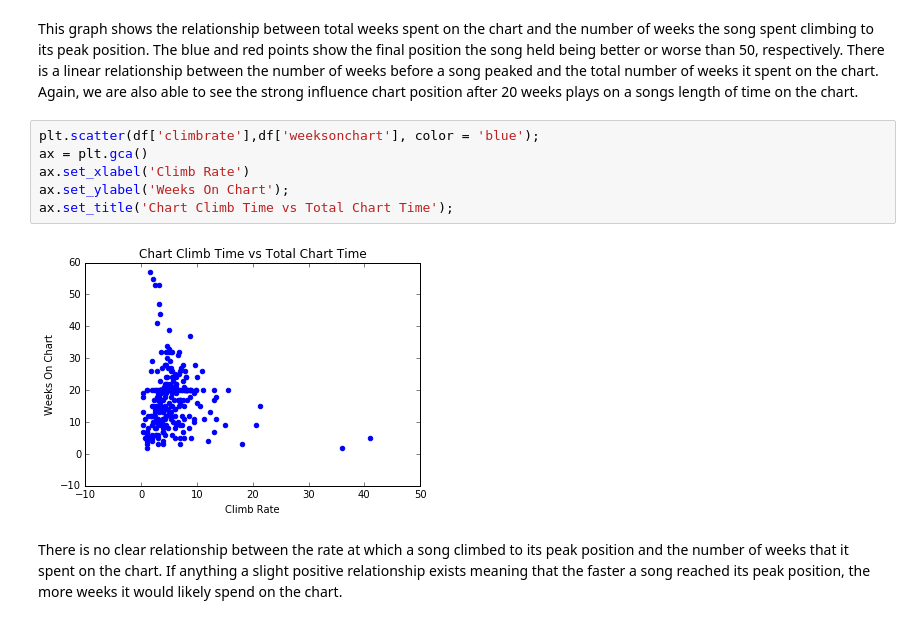
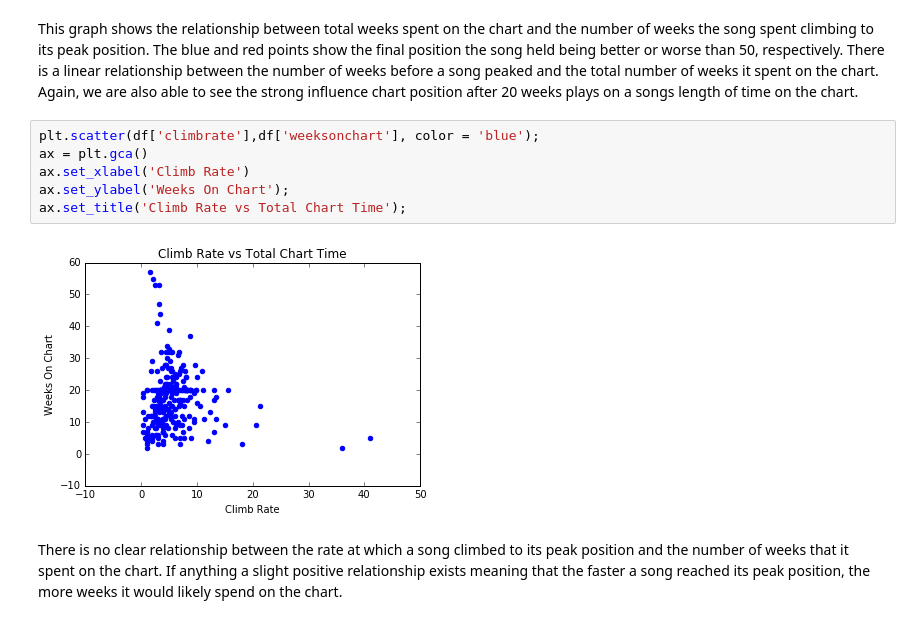
Before and after one commit to tptirrell/DSI-Projects, a Jupyter notebook: project_2.ipynb, the cells around one changed output. Cells and saved outputs as stored; diff of their text form.

```diff
--- a/project_2.ipynb
+++ b/project_2.ipynb
@@ -543,11 +543,11 @@ This graph shows the relationship between total weeks spent on the chart and the
 # %%
 plt.scatter(df['climbrate'],df['weeksonchart'], color = 'blue');
 ax = plt.gca()
 ax.set_xlabel('Climb Rate')
 ax.set_ylabel('Weeks On Chart');
-ax.set_title('Chart Climb Time vs Total Chart Time');
+ax.set_title('Climb Rate vs Total Chart Time');
 # %% [output]
-[figure, old version]
+[figure, new version]
 # %% [markdown]
 There is no clear relationship between the rate at which a song climbed to its peak position and the number of weeks that it spent on the chart. If anything a slight positive relationship exists meaning that the faster a song reached its peak position, the more weeks it would likely spend on the chart.
 # %% [markdown]
```
